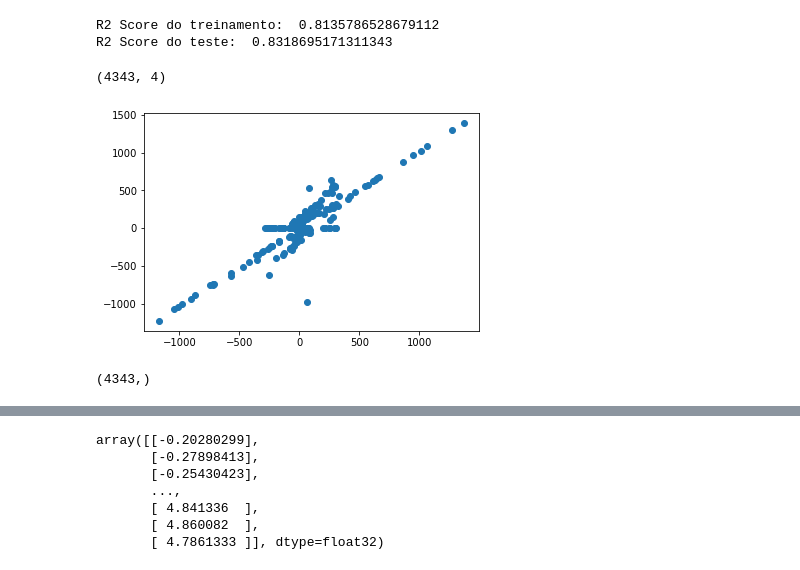
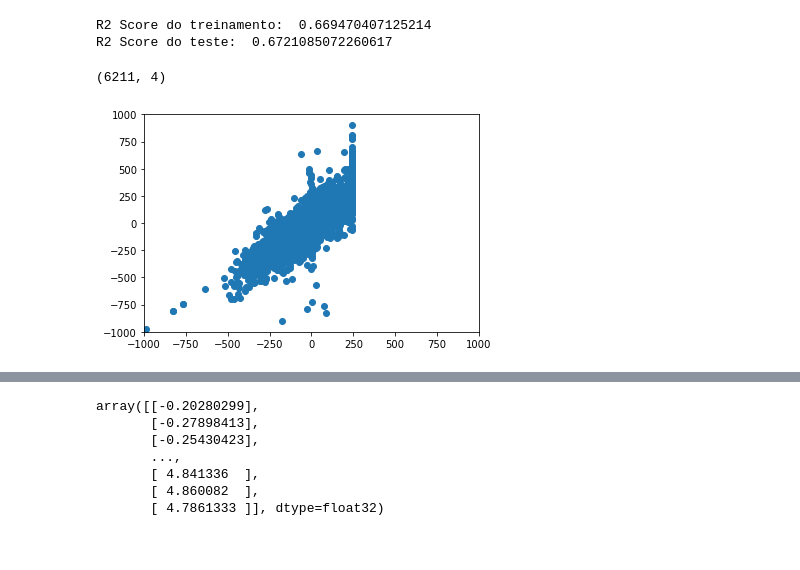
Before and after one commit to mateustui/Controle-Inteligente, a Jupyter notebook: Trabalho 3/redes.ipynb, the cells around one changed output, grey strips where cells are left out. Saved outputs shown, nothing was run; the diff lists cells and outputs as text; code cells hidden in the pictures.

Commit message:
Trabalho 3 novos treinos das redes

```diff
--- a/Trabalho 3/redes.ipynb
+++ b/Trabalho 3/redes.ipynb
@@ -16,7 +16,7 @@ from tensorflow.keras.models import Sequential
 from tensorflow.keras.layers import Dense, Activation
 from tensorflow.keras.optimizers import Adam
 # %%
-Dados = pd.read_csv(r'C:\Users\Mateus\Meu Drive\Compartilhado\eng\9_periodo\Controle inteligente\Trabalho 3\PenduloInvertidoFuzzyArtigo.csv', on_bad_lines='skip', header=None)
+Dados = pd.read_csv(r'C:\Users\Mateus\Meu Drive\Compartilhado\eng\9_periodo\Controle inteligente\Trab_02\Coleta_csv\teste3.csv', on_bad_lines='skip', header=None)
 # Dados.values
 # Dados.head(5)
 # print(Dados)
@@ -43,2 +43,2 @@ Dados
 # %%
-Xtrain, Xtest, Ytrain, Ytest=train_test_split(Entradas,Saidas,test_size=0.33)
+Xtrain, Xtest, Ytrain, Ytest=train_test_split(Entradas,Saidas,test_size=0.2)
@@ -45,6 +54,9 @@ Xtrain, Xtest, Ytrain, Ytest=train_test_split(Entradas,Saidas,test_size=0.33)
 # %%
-rede=MLPRegressor(hidden_layer_sizes=[128,128,256,256,256],
+rede=MLPRegressor(hidden_layer_sizes=[4,4,2,1],
                   activation='relu',
-                  max_iter=90000)
+                  verbose=True,
+                  tol=0.0001,
+                  n_iter_no_change=20,
+                  max_iter=100000)
 rede.fit(Xtrain,Ytrain)
 # %% [output]
@@ -55,21 +85,18 @@ print("R2 Score do treinamento: ", r2train)
 r2test=rede.score(Xtest, Ytest)
 print("R2 Score do teste: ", r2test)
 # %% [output]
-R2 Score do treinamento:  0.8135786528679112
-R2 Score do teste:  0.8318695171311343
+R2 Score do treinamento:  0.669470407125214
+R2 Score do teste:  0.6721085072260617
 # %%
 Xtest.shape
 # %% [output]
-(4343, 4)
+(6211, 4)
 # %%
 Ypred=rede.predict(Xtest)
 plt.scatter(Ypred,Ytest)
+plt.xlim([-1000,1000])
+plt.ylim([-1000,1000])
 #plt.scatter(Xtest,Ypred)
 plt.show()
 # %% [output]
-[figure, old version]
+[figure, new version]
-# %%
-dif=Ypred-Ytest
-dif.shape
-# %% [output]
-(4343,)
```
Also changed, not shown: parts of 9 cells of this notebook, 45 other files.
